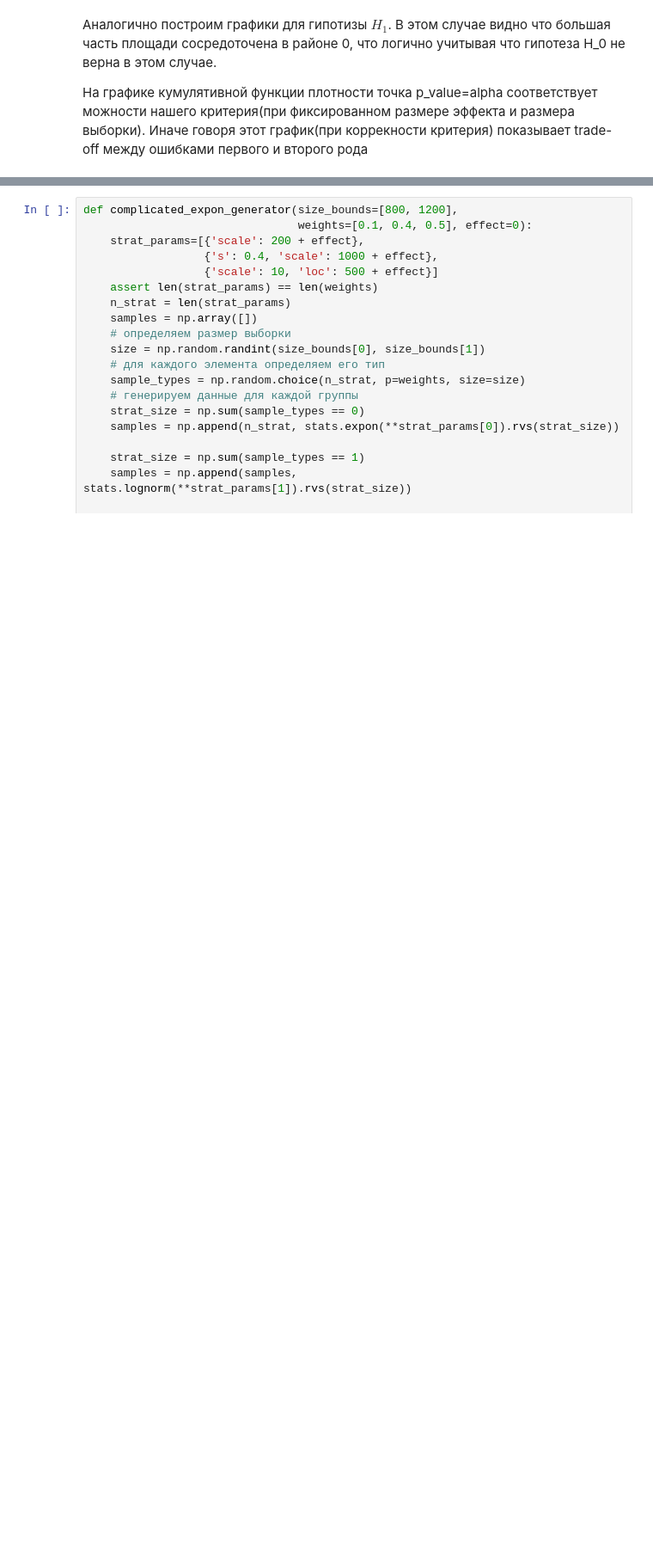
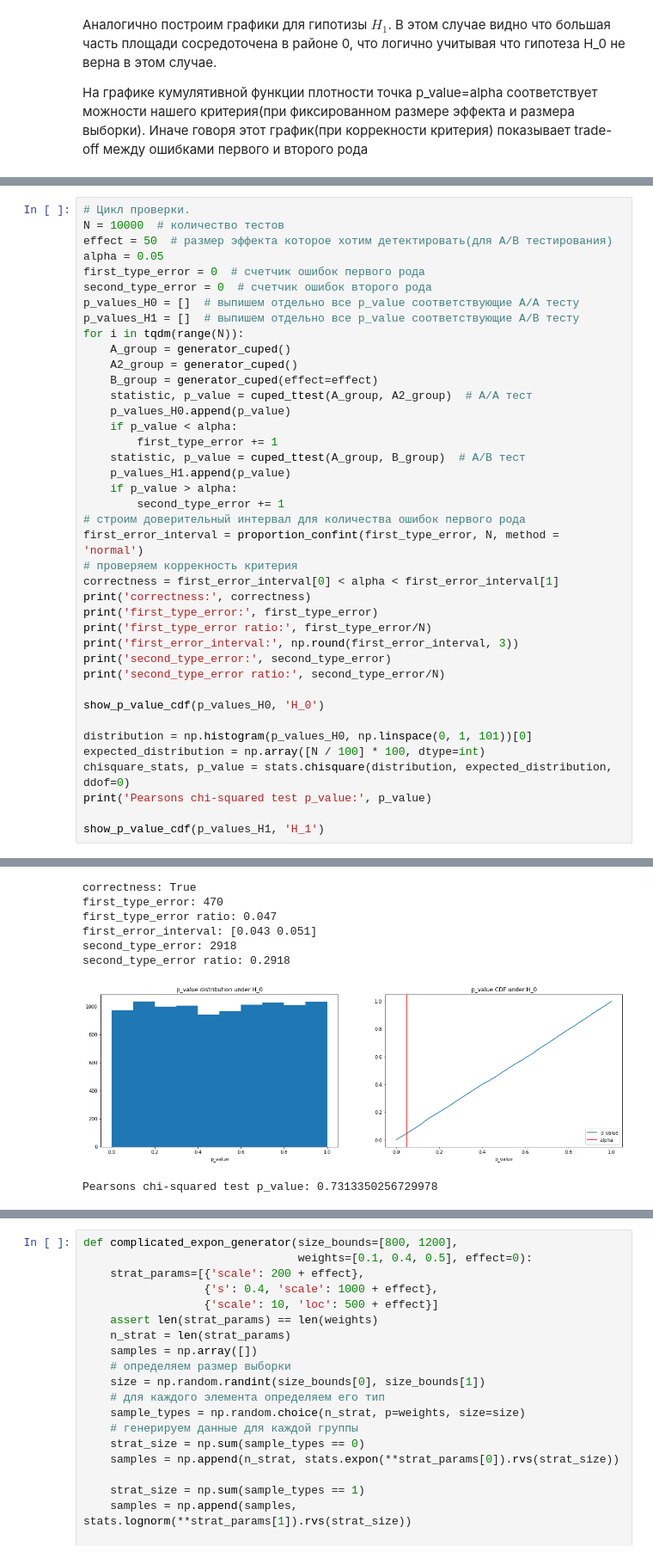
Before and after one commit to Dokholyan/sandbox, a Jupyter notebook: statistics/Statistics.ipynb, the cells around one changed output, grey strips where cells are left out. Shown at 86% size. Saved outputs shown, nothing was run; the diff lists cells and outputs as text; blank space fills up the shorter version.

```diff
--- a/statistics/Statistics.ipynb
+++ b/statistics/Statistics.ipynb
@@ -2761,0 +2911,41 @@ show_p_value_cdf(p_values_H1, 'H_1')
+# %%
+# Цикл проверки.
+N = 10000  # количество тестов
+effect = 50  # размер эффекта которое хотим детектировать(для A/B тестирования)
+alpha = 0.05
+first_type_error = 0  # счетчик ошибок первого рода
+second_type_error = 0  # счетчик ошибок второго рода
+p_values_H0 = []  # выпишем отдельно все p_value соответствующие A/A тесту
+p_values_H1 = []  # выпишем отдельно все p_value соответствующие A/B тесту
+for i in tqdm(range(N)):
+    A_group = generator_cuped()
+    A2_group = generator_cuped()
+    B_group = generator_cuped(effect=effect)
+    statistic, p_value = cuped_ttest(A_group, A2_group)  # A/A тест
+    p_values_H0.append(p_value)
+    if p_value < alpha:
+        first_type_error += 1
+    statistic, p_value = cuped_ttest(A_group, B_group)  # A/B тест
+    p_values_H1.append(p_value)
+    if p_value > alpha:
+        second_type_error += 1
+# строим доверительный интервал для количества ошибок первого рода
+first_error_interval = proportion_confint(first_type_error, N, method = 'normal')
+# проверяем коррекность критерия
+correctness = first_error_interval[0] < alpha < first_error_interval[1]
+print('correctness:', correctness)
+print('first_type_error:', first_type_error)
+print('first_type_error ratio:', first_type_error/N)
+print('first_error_interval:', np.round(first_error_interval, 3))
+print('second_type_error:', second_type_error)
+print('second_type_error ratio:', second_type_error/N)
+
+show_p_value_cdf(p_values_H0, 'H_0')
+
+distribution = np.histogram(p_values_H0, np.linspace(0, 1, 101))[0]
+expected_distribution = np.array([N / 100] * 100, dtype=int)
+chisquare_stats, p_value = stats.chisquare(distribution, expected_distribution, ddof=0)
+print('Pearsons chi-squared test p_value:', p_value)
+
+show_p_value_cdf(p_values_H1, 'H_1')
+# %% [output]
@@ -2761,0 +2953,8 @@ show_p_value_cdf(p_values_H1, 'H_1')
+correctness: True
+first_type_error: 470
+first_type_error ratio: 0.047
+first_error_interval: [0.043 0.051]
+second_type_error: 2918
+second_type_error ratio: 0.2918
+[figure, added]
+Pearsons chi-squared test p_value: 0.7313350256729978
```
Also changed, not shown: parts of 18 cells of this notebook, 1 other file.
